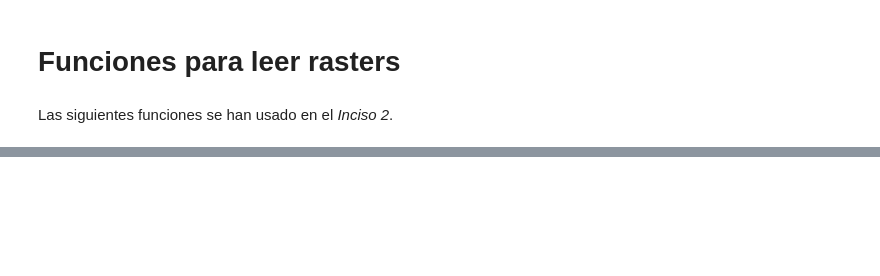
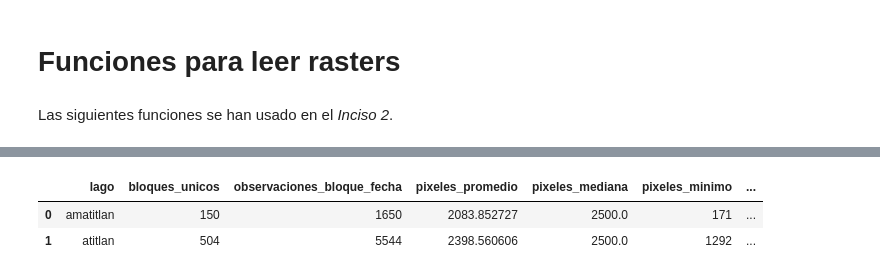
Before and after one commit to ricrod01/Laboratorio_4_2_DS, a Jupyter notebook: Inciso_6.ipynb, the cells around one changed output, grey strips where cells are left out. Saved outputs shown, nothing was run; the diff lists cells and outputs as text; code cells hidden in the pictures; blank space fills up the shorter version.

```diff
--- a/Inciso_6.ipynb
+++ b/Inciso_6.ipynb
@@ -187,0 +400,43 @@ df_respuesta.head()
+# %%
+resumen_espacial = (
+    df_respuesta
+    .groupby("lago")
+    .agg(
+        bloques_unicos=(
+            "id_bloque",
+            "nunique"
+        ),
+
+        observaciones_bloque_fecha=(
+            "id_bloque",
+            "size"
+        ),
+
+        pixeles_promedio=(
+            "pixeles_validos",
+            "mean"
+        ),
+
+        pixeles_mediana=(
+            "pixeles_validos",
+            "median"
+        ),
+
+        pixeles_minimo=(
+            "pixeles_validos",
+            "min"
+        ),
+
+        pixeles_maximo=(
+            "pixeles_validos",
+            "max"
+        )
+    )
+    .reset_index()
+)
+
+display(resumen_espacial)
+# %% [output]
+|  | lago | bloques_unicos | observaciones_bloque_fecha | pixeles_promedio | pixeles_mediana | pixeles_minimo | ... |
+| 0 | amatitlan | 150 | 1650 | 2083.852727 | 2500.0 | 171 | ... |
+| 1 | atitlan | 504 | 5544 | 2398.560606 | 2500.0 | 1292 | ... |
```
Also changed, not shown: parts of 14 cells of this notebook.
